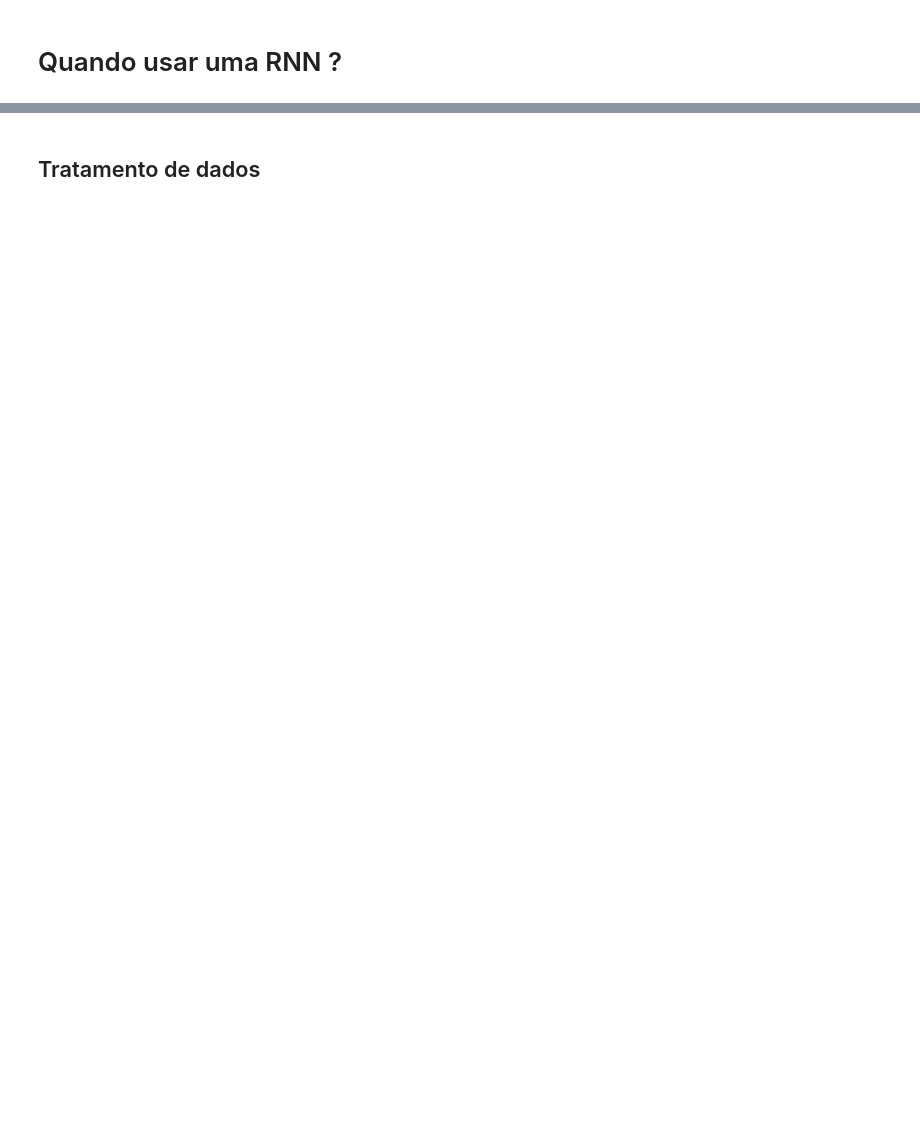
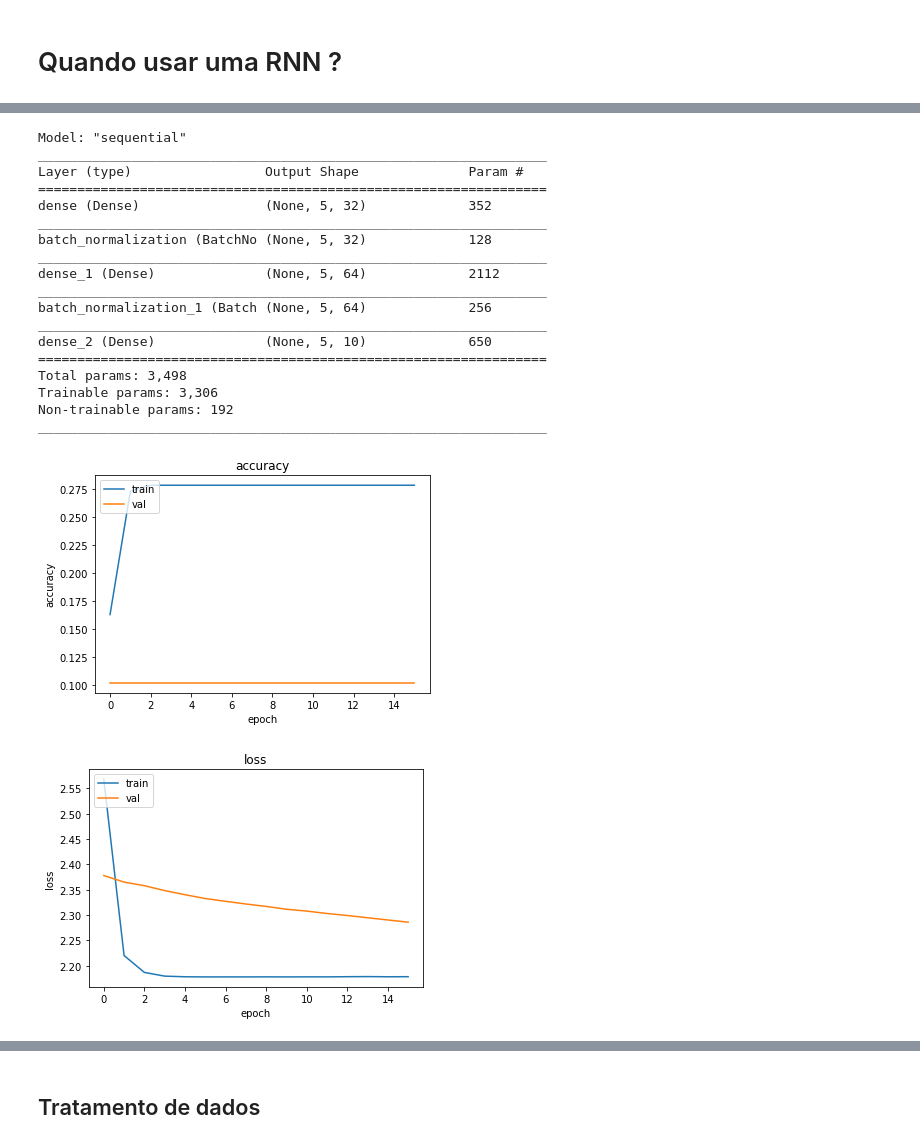
Before and after one commit to BecomeAllan/RNN, a Jupyter notebook: Lab.ipynb, the cells around one changed output, grey strips where cells are left out. Drawn from its saved outputs; the diff is of its cells as text; code cells hidden in the pictures; blank space fills up the shorter version.

```diff
--- a/Lab.ipynb
+++ b/Lab.ipynb
@@ -166 +200,12 @@ Input:
+# %%
+# Dados em one-hot-encode
+X_train, Y_train, X_test, Y_test = create_dataset(train_size=20000, test_size=200, time_steps=5, vocabulary_size=10)
+
+print(f'Amostra 1:\n\
+x = {one_hot_decode(X_train[0])}\n \
+one_hot_encode do x:\n \
+{X_train[0]}\n\n \
+y = {one_hot_decode(Y_train[0])}\n \
+one_hot_encode do y:\n \
+{Y_train[0]}')
 # %% [markdown]
@@ -167,0 +213,68 @@ Input:
+# %%
+from tensorflow import keras
+from keras import layers
+import matplotlib.pyplot as plt
+
+VOCAB_SIZE = 10
+TIME_STEPS = 5
+
+# Modelo RNA feedfoward
+modelo = keras.Sequential(
+    [
+     keras.Input(shape=(TIME_STEPS ,VOCAB_SIZE), name="Input"),
+     layers.Dense(32, activation='sigmoid'),
+     layers.BatchNormalization(),
+     layers.Dense(64, activation='sigmoid'),
+     layers.BatchNormalization(),
+     layers.Dense(10, activation= "softmax")
+    ]
+)
+
+modelo.summary()
+
+# Treinando modelo
+modelo.compile(optimizer='adam', metrics=['accuracy'], loss= keras.losses.categorical_crossentropy)
+hist = modelo.fit(x = X_train,
+                  y = Y_train,
+                  validation_split=0.2,
+                  batch_size = 1000,
+                  epochs=200,
+                  callbacks=keras.callbacks.EarlyStopping('loss', patience=10),
+                  verbose=0)
+
+# Grafico
+plot(hist)
+
+# Previsões
+y_hat = modelo(X_test[0:10])
+
+
+x = [one_hot_decode(y) for y in X_test[0:10] ]
+y_hat_num = [[np.argmax(y) for y in k] for k in y_hat]
+y = [one_hot_decode(y) for y in Y_test[0:10] ]
+
+print("--Algumas previsões---")
+print(f'x:\n{x}\ny_hat:\n{y_hat_num}\ny:\n{y}')
+
+keras.backend.clear_session()
+# %% [output]
+Model: "sequential"
+_________________________________________________________________
+Layer (type)                 Output Shape              Param #
+=================================================================
+dense (Dense)                (None, 5, 32)             352
+_________________________________________________________________
+batch_normalization (BatchNo (None, 5, 32)             128
+_________________________________________________________________
+dense_1 (Dense)              (None, 5, 64)             2112
+_________________________________________________________________
+batch_normalization_1 (Batch (None, 5, 64)             256
+_________________________________________________________________
+dense_2 (Dense)              (None, 5, 10)             650
+=================================================================
+Total params: 3,498
+Trainable params: 3,306
+Non-trainable params: 192
+_________________________________________________________________
+[figure, added]
+[figure, added]
```
Also changed, not shown: parts of 22 cells of this notebook.
